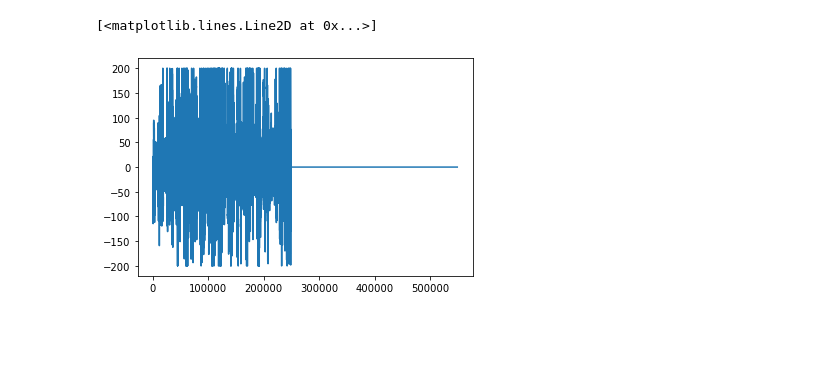
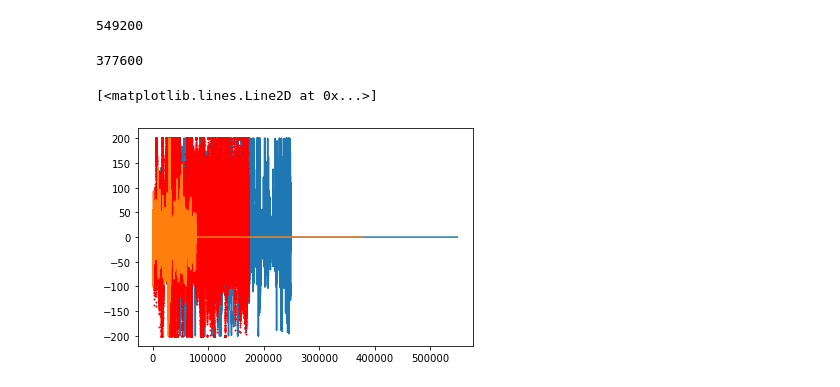
Before and after one commit to marctimjen/Artefact-Rejection, a Jupyter notebook: plotting of artefacts/arteplot.ipynb, the cells around one changed output. Saved outputs shown, nothing was run; the diff lists cells and outputs as text; code cells hidden in the pictures; blank space fills up the shorter version.

```diff
--- a/plotting of artefacts/arteplot.ipynb
+++ b/plotting of artefacts/arteplot.ipynb
@@ -5,4 +6,4 @@ import numpy as np
 path = r"C:\Users\Marc\Desktop\data\val_model_data"
 # %%
 ind = np.memmap(path + "/model_input.dat", dtype='float32', mode='r', shape=(28, 22, 549200))
-tar = np.memmap(path + "/model_target.dat", dtype='float32', mode='r', shape=(28, 22, 549200))
+target = np.memmap(path + "/model_target.dat", dtype='float32', mode='r', shape=(28, 22, 549200))
@@ -9,2 +15,2 @@ tar = np.memmap(path + "/model_target.dat", dtype='float32', mode='r', shape=(28
 # %%
-test = ind[1]
+df = pd.DataFrame({'eeg':ind[1][0], "tar":target[1][0]})
@@ -11,5 +89,15 @@ test = ind[1]
+# %%
+len(df['tar'] == 0)
+# %% [output]
+549200
+# %%
+len(df.loc[df['tar'] == 0])
+# %% [output]
+377600
 # %%
-plt.plot(test[4])
+plt.plot(test[0])
+plt.plot(test[0][tar[0]==1], "ro", markersize=1)
+plt.plot(test[0][tar[0]==0])
 # %% [output]
 [<matplotlib.lines.Line2D at 0x...>]
-[figure, old version]
+[figure, new version]
```
Also changed, not shown: parts of 12 cells of this notebook, 6 other files.
